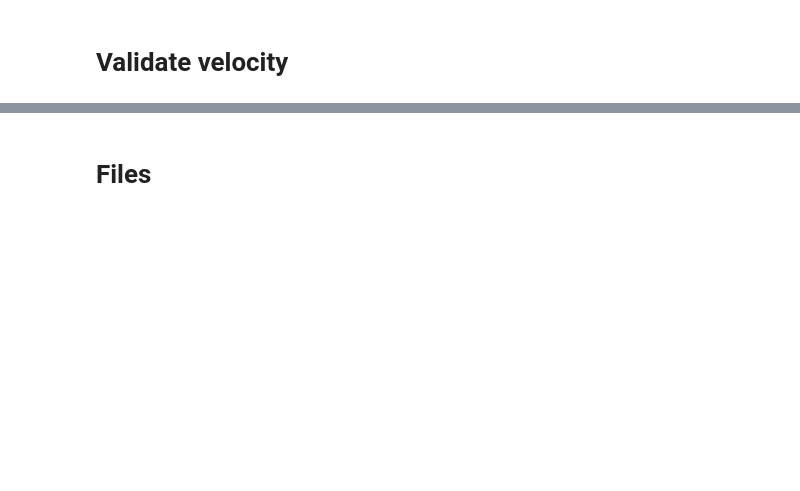
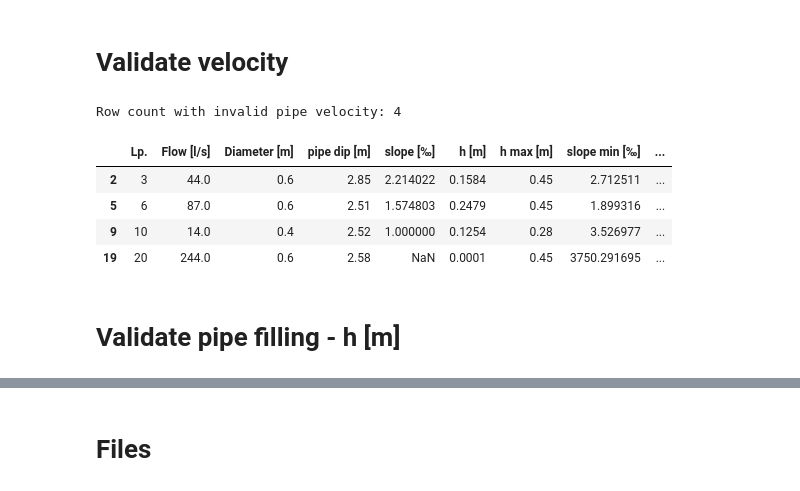
Before and after one commit to BuczynskiRafal/pipe_calculations, a Jupyter notebook: Pipe_drop.ipynb, the cells around one changed output, grey strips where cells are left out. Saved outputs shown, nothing was run; the diff lists cells and outputs as text; code cells hidden in the pictures; blank space fills up the shorter version.

```diff
--- a/Pipe_drop.ipynb
+++ b/Pipe_drop.ipynb
@@ -135,6 +159,15 @@ df[df['dip is valid'] == 0]
 # %% [markdown]
 # Validate velocity
 # %%
-df['v is valid'] = df.apply(lambda x: 1 if x['v [m]'] >=1.2 else 0, axis=1)
-print(f"Row count with invalid pipe dip: {len(df[df['dip is valid'] == 0])}")
-df[df['dip is valid'] == 0]
+df['v is valid'] = df.apply(lambda x: 1 if 5 >= x['v [m]'] >= 0.8 else 0, axis=1)
+print(f"Row count with invalid pipe velocity: {len(df[df['v is valid'] == 0])}")
+df[df['v is valid'] == 0]
+# %% [output]
+Row count with invalid pipe velocity: 4
+|  | Lp. | Flow [l/s] | Diameter [m] | pipe dip [m] | slope [‰] | h [m] | h max [m] | slope min [‰] | ... |
+| 2 | 3 | 44.0 | 0.6 | 2.85 | 2.214022 | 0.1584 | 0.45 | 2.712511 | ... |
+| 5 | 6 | 87.0 | 0.6 | 2.51 | 1.574803 | 0.2479 | 0.45 | 1.899316 | ... |
+| 9 | 10 | 14.0 | 0.4 | 2.52 | 1.000000 | 0.1254 | 0.28 | 3.526977 | ... |
+| 19 | 20 | 244.0 | 0.6 | 2.58 | NaN | 0.0001 | 0.45 | 3750.291695 | ... |
+# %% [markdown]
+# Validate pipe filling - h [m]
```
Also changed, not shown: parts of 12 cells of this notebook.
